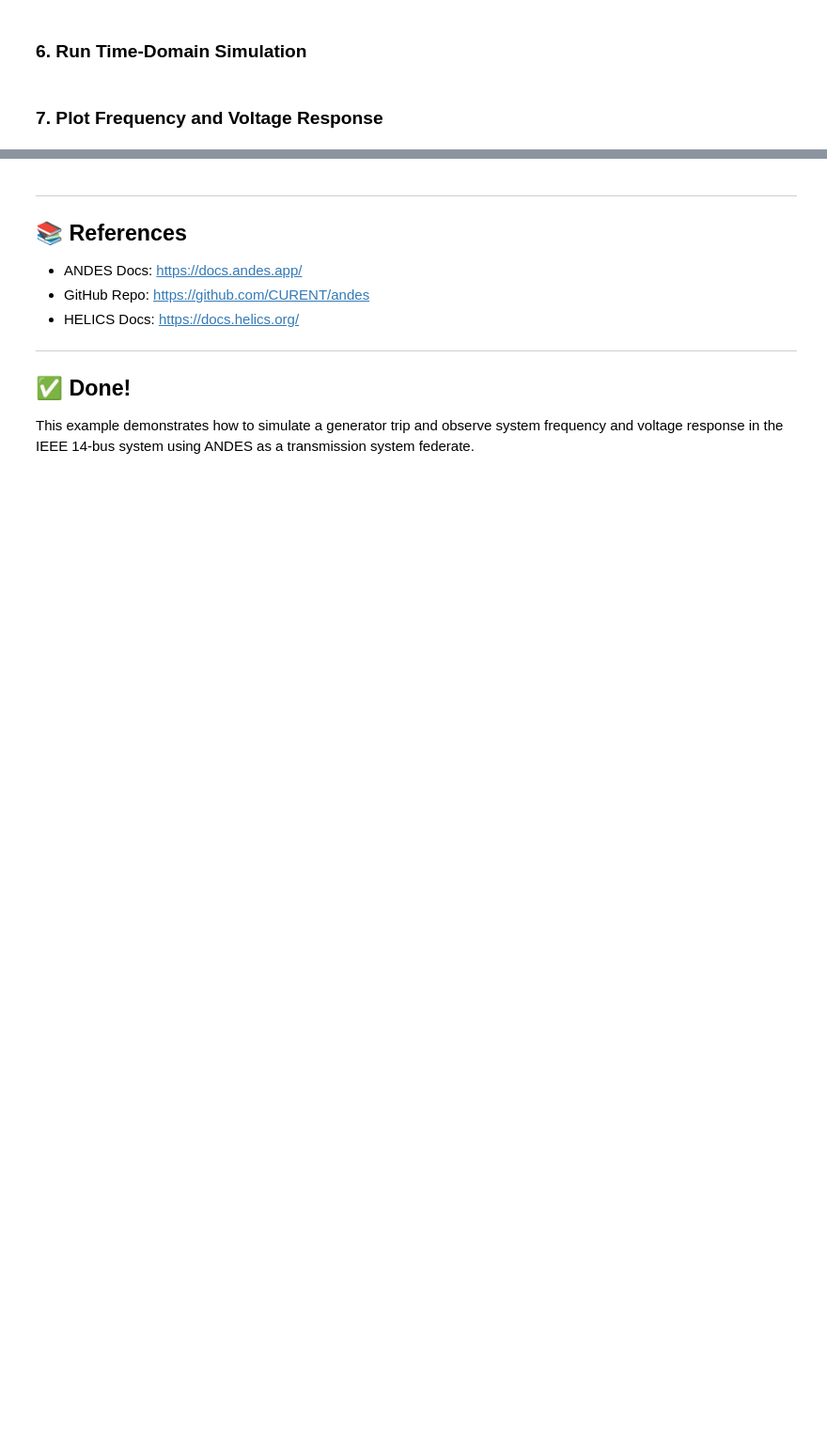
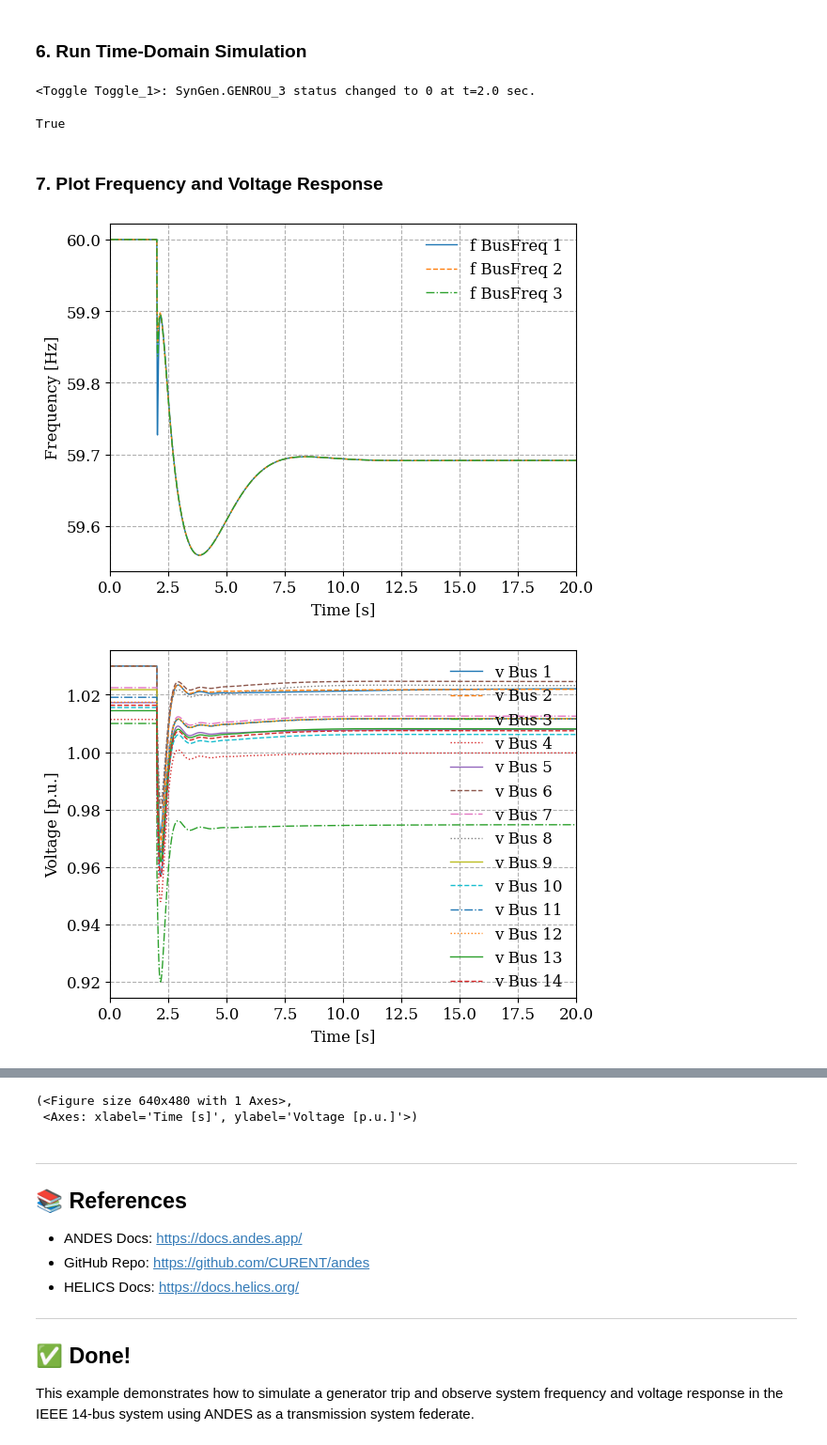
Before and after one commit to PowerCyberTraining/powercybertraining.github.io, a Jupyter notebook: pct/modules/06/transmission_dynamic_simulation.ipynb, the cells around one changed output, grey strips where cells are left out. Shown at 94% size. Cells and saved outputs as stored; diff of their text form; code cells hidden in the pictures; blank space fills up the shorter version.

```diff
--- a/pct/modules/06/transmission_dynamic_simulation.ipynb
+++ b/pct/modules/06/transmission_dynamic_simulation.ipynb
@@ -39,17 +37,21 @@ from andes.runner import Runner
 # %% [markdown]
 ### 4. Load IEEE 14-Bus Case
 # %%
-r = Runner(file='ieee14_full.xlsx')
+ieee14=andes.get_case("ieee14/ieee14_full.xlsx") #Gets case file from the location andes isinstalled
+ss = andes.load(ieee14, setup=False, no_output=True)  #Set setup to False to make changes later
 # %% [markdown]
 ### 5. Add a Generator Trip Event
 Trip Gen3 at t = 2.0 seconds.
 # %%
+#Add Toggle that disconnects GEN3 at 2s
+ss.add("Toggle", dict(model='SynGen', dev="GENROU_3", t=2.0))
 
-r.update(Event={
-    'trip_gen3': {
-        'device': 'Gen',
-        'idx': 'gen3',
-        'time': 2.0,
-        'action': 'trip'
-    }
-})
+ss.setup() #Setup after adding toggle
+
+# These settings make loads behave as constant power
+ss.PQ.config.p2p = 1
+ss.PQ.config.q2q = 1
+ss.PQ.config.p2z = 0
+ss.PQ.config.q2z = 0
+
+ss.PFlow.run()
@@ -56,8 +60,33 @@ r.update(Event={
 # %% [markdown]
 ### 6. Run Time-Domain Simulation
 # %%
-r.run("tds")
+#Set a simulation time
+ss.TDS.config.tf = 20
+#Turning off the stability criteria temporarily
+ss.TDS.config.criteria = 0
+#Run TDS
+ss.TDS.run()
+# %% [output]
+<Toggle Toggle_1>: SynGen.GENROU_3 status changed to 0 at t=2.0 sec.
+True
 # %% [markdown]
 ### 7. Plot Frequency and Voltage Response
 # %%
-r.plot(vars=["Synchronous.freq", "Bus.V"])
+%matplotlib inline
+#Plot Bus Frequency. It will plot for buses with already defined BusFreq in case file
+ss.TDS.plt.plot(ss.BusFreq.f,
+                ytimes=60,
+                latex=False,
+                grid=True,
+                legend=True,
+                ylabel='Frequency [Hz]')
+
+# Plot the bus voltage in per unit
+ss.TDS.plt.plot(ss.Bus.v,
+                latex=False,
+                grid=True,
+                legend=True,
+                ylabel='Voltage [p.u.]')
+# %% [output]
+[figure, added]
+[figure, added]
@@ -64,3 +95,5 @@ r.plot(vars=["Synchronous.freq", "Bus.V"])
+(<Figure size 640x480 with 1 Axes>,
+ <Axes: xlabel='Time [s]', ylabel='Voltage [p.u.]'>)
 # %% [markdown]
 ---
 
```
Also changed, not shown: parts of 5 cells of this notebook, 1 other file.
